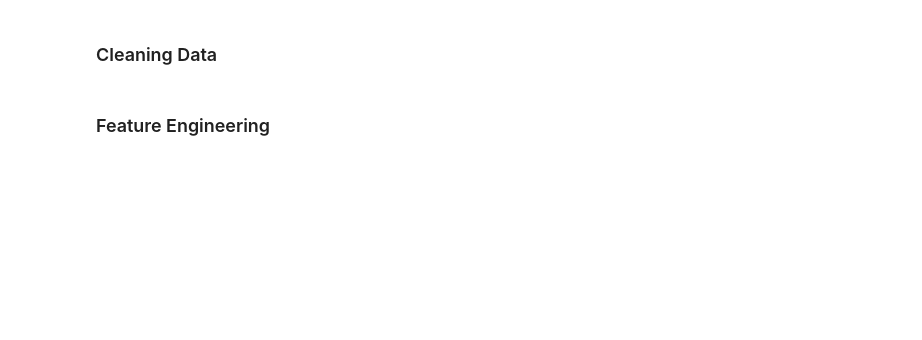
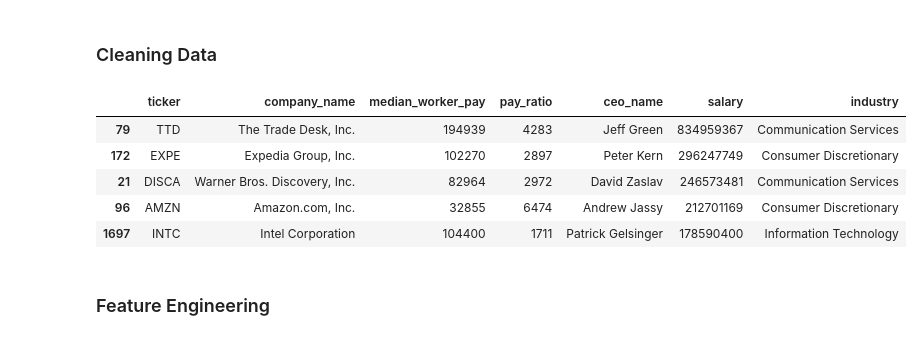
Before and after one commit to BadreeshShetty/GDP-CEO-Check, a Jupyter notebook: Russell3000_CEO_Salary (Support and Starter Code).ipynb, the cells around one changed output. Cells and saved outputs as stored; diff of their text form; code cells hidden in the pictures; blank space fills up the shorter version.

```diff
--- a/Russell3000_CEO_Salary (Support and Starter Code).ipynb
+++ b/Russell3000_CEO_Salary (Support and Starter Code).ipynb
@@ -34,7 +59,14 @@ df["pay_ratio"]=df["pay_ratio"].str.split(':1').str[0]
 df["pay_ratio"].replace(',','', regex=True, inplace=True)
 df["pay_ratio"] = pd.to_numeric(df["pay_ratio"], errors="coerce")
 # %%
-df.sort_values(['salary'],ascending=False)
+df.sort_values(['salary'],ascending=False).head()
+# %% [output]
+|  | ticker | company_name | median_worker_pay | pay_ratio | ceo_name | salary | industry |
+| 79 | TTD | The Trade Desk, Inc. | 194939 | 4283 | Jeff Green | 834959367 | Communication Services |
+| 172 | EXPE | Expedia Group, Inc. | 102270 | 2897 | Peter Kern | 296247749 | Consumer Discretionary |
+| 21 | DISCA | Warner Bros. Discovery, Inc. | 82964 | 2972 | David Zaslav | 246573481 | Communication Services |
+| 96 | AMZN | Amazon.com, Inc. | 32855 | 6474 | Andrew Jassy | 212701169 | Consumer Discretionary |
+| 1697 | INTC | Intel Corporation | 104400 | 1711 | Patrick Gelsinger | 178590400 | Information Technology |
 # %% [markdown]
 ### Feature Engineering
 # %%
```
Also changed, not shown: parts of 9 cells of this notebook, 3 other files.
